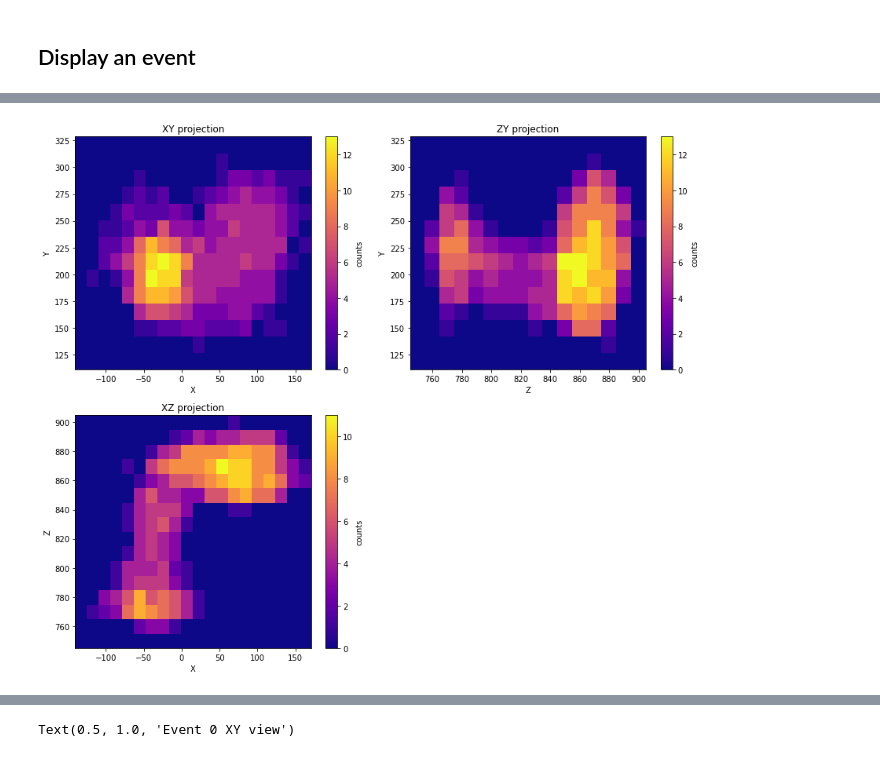
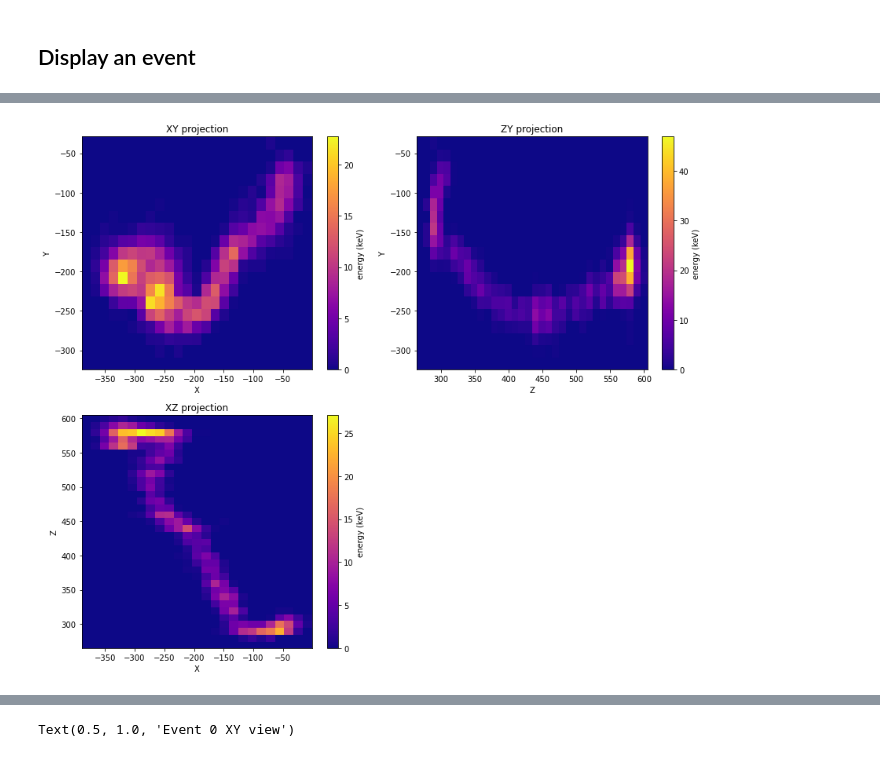
Before and after one commit to jahernando/nextana, a Jupyter notebook: NB/topo/topo_cnn_deconv.ipynb, the cells around one changed output, grey strips where cells are left out. Cells and saved outputs as stored; diff of their text form; code cells hidden in the pictures.

Commit message:
graph connectivity and event display with deconvoluted events

```diff
--- a/NB/topo/topo_cnn_deconv.ipynb
+++ b/NB/topo/topo_cnn_deconv.ipynb
@@ -116,5 +176,5 @@ def convert_to_graph(coors, bins, ene, ene_threshold = 0):
 # %%
 dataevts = data.groupby('dataset_id')
 # %%
-evt = dataevts.get_group(0)
+evt = dataevts.get_group(22)
 # %%
@@ -129,8 +182,9 @@ evt.head()
 # %%
 coors = get_coors(evt)
-bins = get_bins(coors, bin_widths)
+ene   = 1e3* evt.energy.values
+bins  = get_bins(coors, bin_widths)
 # %%
-event_display(coors, bins);
+event_display(coors, bins, ene = ene);
 # %% [output]
-[figure, old version]
+[figure, new version]
 # %%
```
Also changed, not shown: parts of 23 cells of this notebook.
